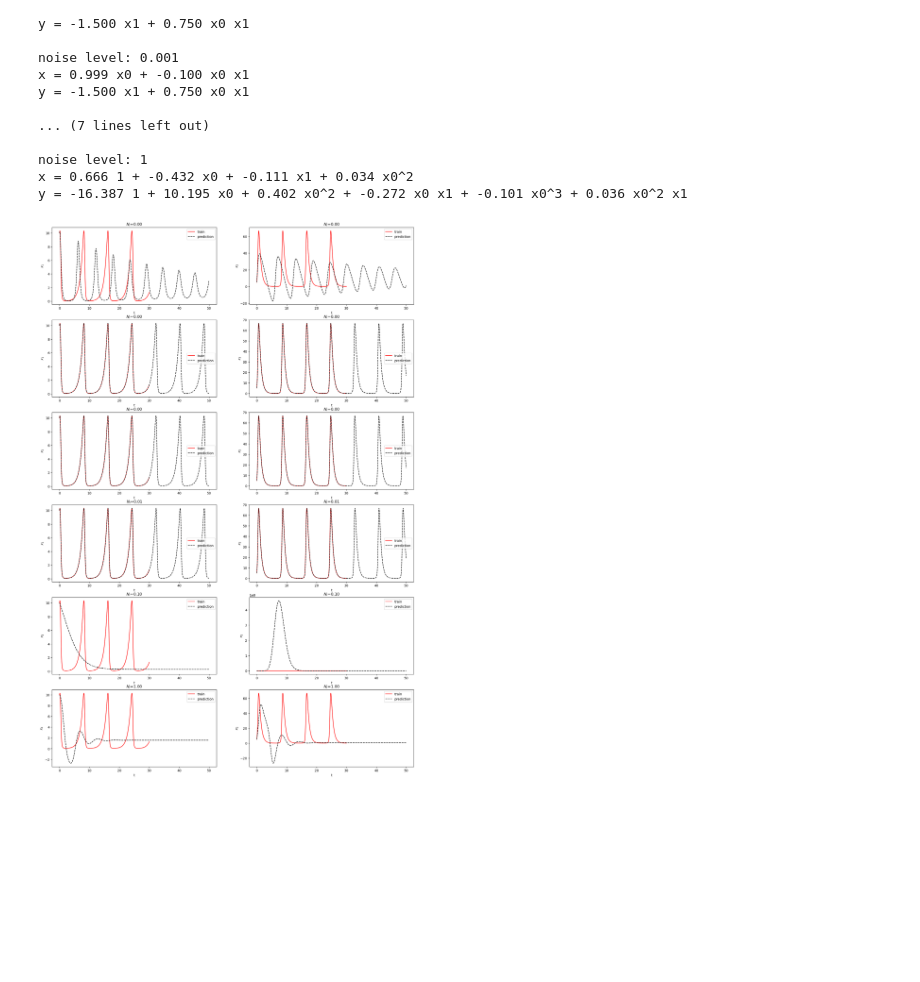
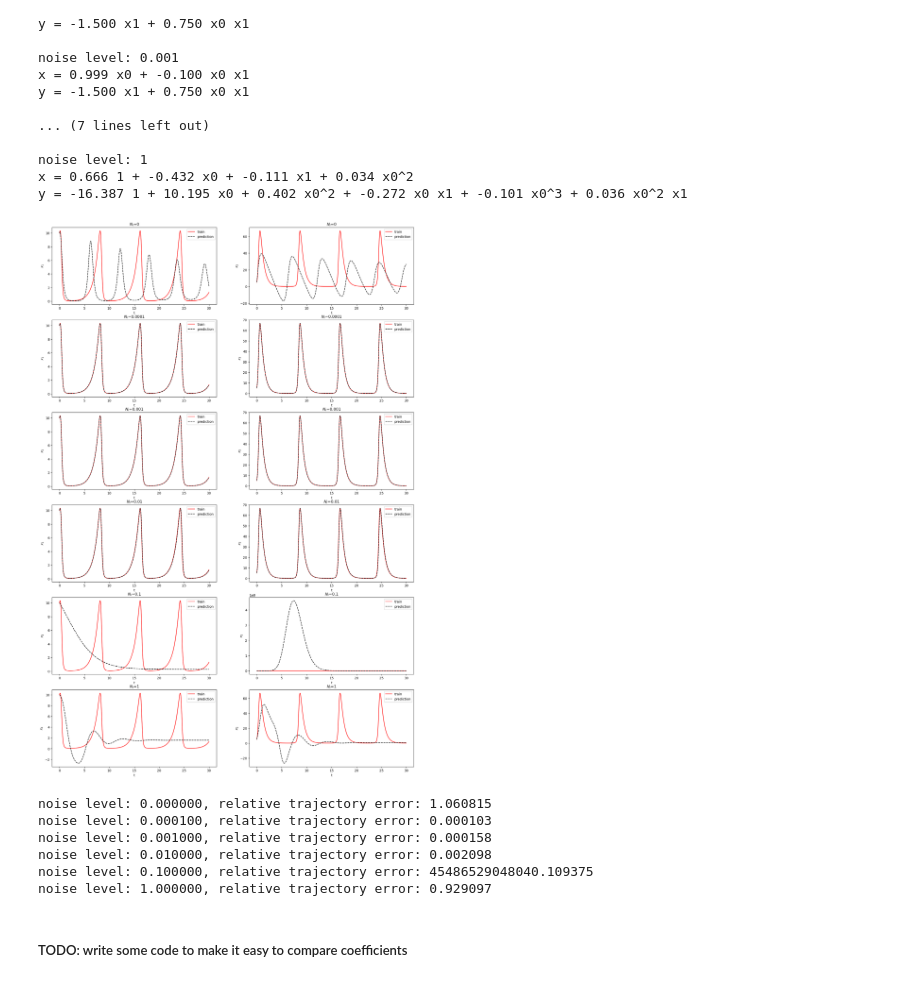
Before and after one commit to etrilling/MS-project, a Jupyter notebook: test01.ipynb, the cells around one changed output. Drawn from its saved outputs; the diff is of its cells as text; code cells hidden in the pictures; blank space fills up the shorter version.

Commit message:
started very basic tests with more sparse data

```diff
--- a/test01.ipynb
+++ b/test01.ipynb
@@ -47,0 +31,14 @@ plt.plot(t_train, x_train.T)
+# %%
+# generate general training data
+def generate_training_data(rhs, t_span, dt, x0):
+    t_train = np.arange(t_span[0], t_span[1], dt)
+    x_train = solve_ivp(rhs, t_span, x0, t_eval=t_train, **solve_ivp_kwargs).y
+    # NOTE: x_train.shape == (n_samples, n_state_vars) == (rows, cols)
+    return t_train, x_train
+
+dt = 0.01
+t_span_train = (0, 30)
+x0_train = (10, 5)
+t_train, x_train = generate_training_data(lotka_volterra_rhs, t_span=t_span_train, dt=dt, x0=x0_train)
+
+plt.plot(t_train, x_train.T)
@@ -51,7 +52,7 @@ def generate_noisy_data(x, noise_level):
     np.random.seed(0)
 
     # calculate the root-mean-square (RMS) value of each state variable
-    rms = np.reshape(np.sqrt(np.mean(x**2, axis=1)), (-1, 1))
+    rms = np.sqrt(np.mean(x**2, axis=1)).reshape((-1, 1))
 
     # calculate the standard deviation of the noise to add
     std = rms * noise_level
@@ -63,7 +64,7 @@ def generate_noisy_data(x, noise_level):
     return x + noise
 
 
-x_train_noisy = generate_noisy_data(x_train, 0.02)
+x_train_noisy = generate_noisy_data(x_train, 0.05)
 plt.plot(t_train, x_train.T)
 plt.plot(t_train, x_train_noisy.T, '--')
 # %% [output]
@@ -93,7 +94,6 @@ poly_order = 5
 threshold = 0.02 # NOTE: was 0.5 in demo notebook
 
 noise_levels = [0, 1e-4, 1e-3, 1e-2, 1e-1, 1]
-# noise_levels = [0, 1e-4, 1e-3, 1e-2, 2e-2]
 
 models = []
 for noise_level in tqdm(noise_levels):
@@ -111,7 +111,7 @@ for noise_level in tqdm(noise_levels):
     )
 
     # fit the SINDy model
-    model.fit(x_train_noisy.T, t=t_train, x_dot=x_dot_approx.T, quiet=True)
+    model.fit(x_train_noisy.T, t=t_train, x_dot=x_dot_approx.T)
 
     # append the model to the list of models
     models.append(model)
@@ -145,44 +145,62 @@ def generate_model_prediction(model, t_span, dt, x0):
     def model_rhs(t, x):
         return model.predict(x.reshape((1, -1))).reshape(-1)
 
-    t_eval = np.arange(t_span[0], t_span[1], dt)
-    ivp_result = solve_ivp(model_rhs, t_span, x0, t_eval=t_eval, **solve_ivp_kwargs)
-    x_pred = ivp_result.y
+    t_pred = np.arange(t_span[0], t_span[1], dt)
+    ivp_result = solve_ivp(model_rhs, t_span, x0, t_eval=t_pred, **solve_ivp_kwargs)
 
-    return t_eval, x_pred
+    return t_pred, ivp_result.y, ivp_result.success
 
 dt = 0.01
-t_span = (0, 50)
+t_span_eval = (0, 30)
 x0_eval = (10, 5)
 
-t_evals = []
+t_preds = []
 x_preds = []
 for model in tqdm(models):
-    t_eval, x_pred = generate_model_prediction(model, t_span=t_span, dt=dt, x0=x0_eval)
-    t_evals.append(t_eval)
+    t_pred, x_pred, success = generate_model_prediction(model, t_span=t_span_eval, dt=dt, x0=x0_eval)
+    t_preds.append(t_pred)
     x_preds.append(x_pred)
 # %%
 n_rows = len(noise_levels)
 n_cols = 2
 
 fig, axs = plt.subplots(n_rows, n_cols, figsize=(10*n_cols, 5*n_rows))
 
 for row in range(n_rows):
     # each row corresponds to a different noise level
 
     for col in range(n_cols):
         # plot the col'th training state variable
         axs[row, col].plot(t_train, x_train[col], "r", label="train")
 
         # plot the col'th state variable model prediction
-        axs[row, col].plot(t_evals[row], x_preds[row][col], "k--", label="prediction")
+        axs[row, col].plot(t_preds[row], x_preds[row][col], "k--", label="prediction")
 
         # set the title and labels
-        axs[row, col].set_title(f"$N_i$={noise_levels[row]:.2f}")
+        axs[row, col].set_title(f"$N_i$={noise_levels[row]}")
         axs[row, col].set_xlabel("t")
         axs[row, col].set_ylabel(f"$x_{col + 1}$")
         axs[row, col].legend()
 
 fig.show()
 # %% [output]
-[figure, old version]
+[figure, new version]
+# %%
+def relative_trajectory_error(x_true, x_pred):
+    # calculate the relative error between the true and predicted trajectories using the frobenius norm
+    assert x_true.shape == x_pred.shape
+    return np.sum((x_true - x_pred)**2) / np.sum(x_true**2)
+
+
+for i in range(len(noise_levels)):
+    rte = relative_trajectory_error(x_train, x_preds[i])
+    print(f"noise level: {noise_levels[i]:.6f}, relative trajectory error: {rte:.6f}")
+# %% [output]
+noise level: 0.000000, relative trajectory error: 1.060815
+noise level: 0.000100, relative trajectory error: 0.000103
+noise level: 0.001000, relative trajectory error: 0.000158
+noise level: 0.010000, relative trajectory error: 0.002098
+noise level: 0.100000, relative trajectory error: 45486529048040.109375
+noise level: 1.000000, relative trajectory error: 0.929097
+# %% [markdown]
+##### TODO: write some code to make it easy to compare coefficients
```
Also changed, not shown: parts of 8 cells of this notebook.
